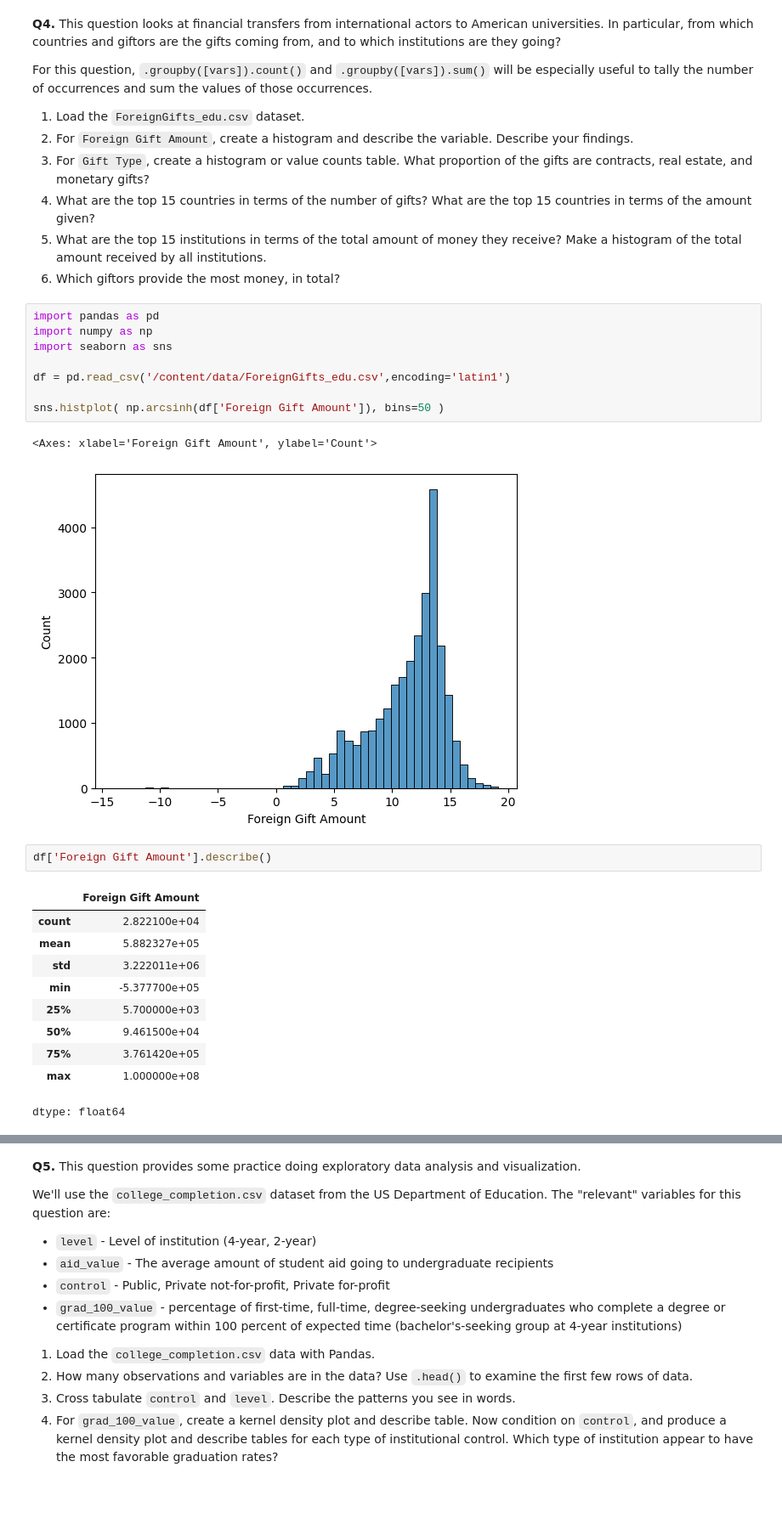
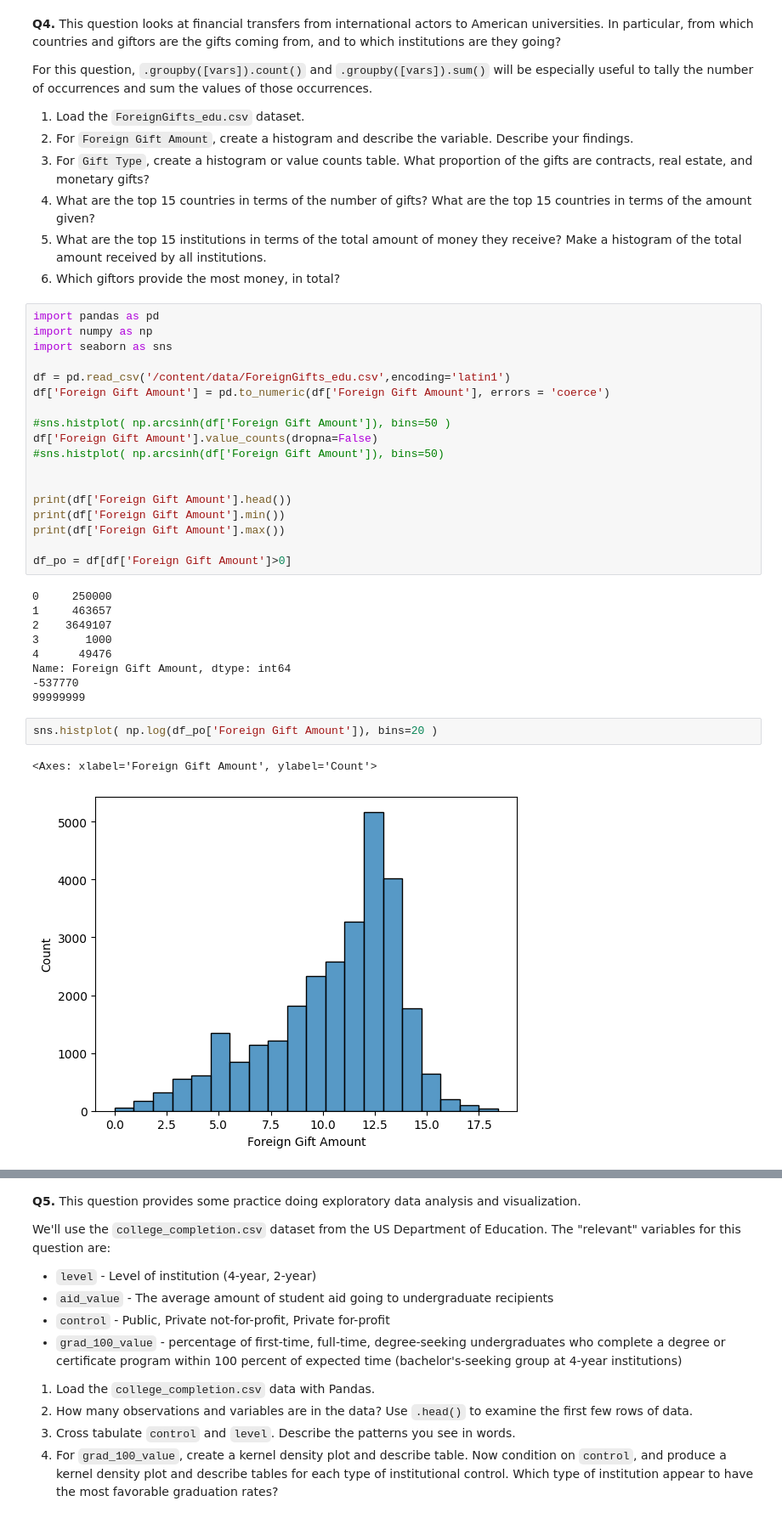
Before and after one commit to SafaaMahbub/undergrad_ml_assignments, a Jupyter notebook: 01_assignment_wrangling_and_eda.ipynb, the cells around one changed output, grey strips where cells are left out. Shown at 85% size. Cells and saved outputs as stored; diff of their text form; blank space fills up the shorter version.

```diff
--- a/01_assignment_wrangling_and_eda.ipynb
+++ b/01_assignment_wrangling_and_eda.ipynb
@@ -213,21 +263,29 @@ import numpy as np
 import seaborn as sns
 
 df = pd.read_csv('/content/data/ForeignGifts_edu.csv',encoding='latin1')
+df['Foreign Gift Amount'] = pd.to_numeric(df['Foreign Gift Amount'], errors = 'coerce')
 
-sns.histplot( np.arcsinh(df['Foreign Gift Amount']), bins=50 )
+#sns.histplot( np.arcsinh(df['Foreign Gift Amount']), bins=50 )
+df['Foreign Gift Amount'].value_counts(dropna=False)
+#sns.histplot( np.arcsinh(df['Foreign Gift Amount']), bins=50)
+
+
+print(df['Foreign Gift Amount'].head())
+print(df['Foreign Gift Amount'].min())
+print(df['Foreign Gift Amount'].max())
+
+df_po = df[df['Foreign Gift Amount']>0]
 # %% [output]
-<Axes: xlabel='Foreign Gift Amount', ylabel='Count'>
+0     250000
+1     463657
+2    3649107
+3       1000
+4      49476
+Name: Foreign Gift Amount, dtype: int64
+-537770
+99999999
-[figure, removed]
-# %%
-df['Foreign Gift Amount'].describe()
-# %% [output]
-|  | Foreign Gift Amount |
-| count | 2.822100e+04 |
-| mean | 5.882327e+05 |
-| std | 3.222011e+06 |
-| min | -5.377700e+05 |
-| 25% | 5.700000e+03 |
-| 50% | 9.461500e+04 |
-| 75% | 3.761420e+05 |
-| max | 1.000000e+08 |
-dtype: float64
+# %%
+sns.histplot( np.log(df_po['Foreign Gift Amount']), bins=20 )
+# %% [output]
+<Axes: xlabel='Foreign Gift Amount', ylabel='Count'>
+[figure, added]
```
Also changed, not shown: parts of 10 cells of this notebook.
